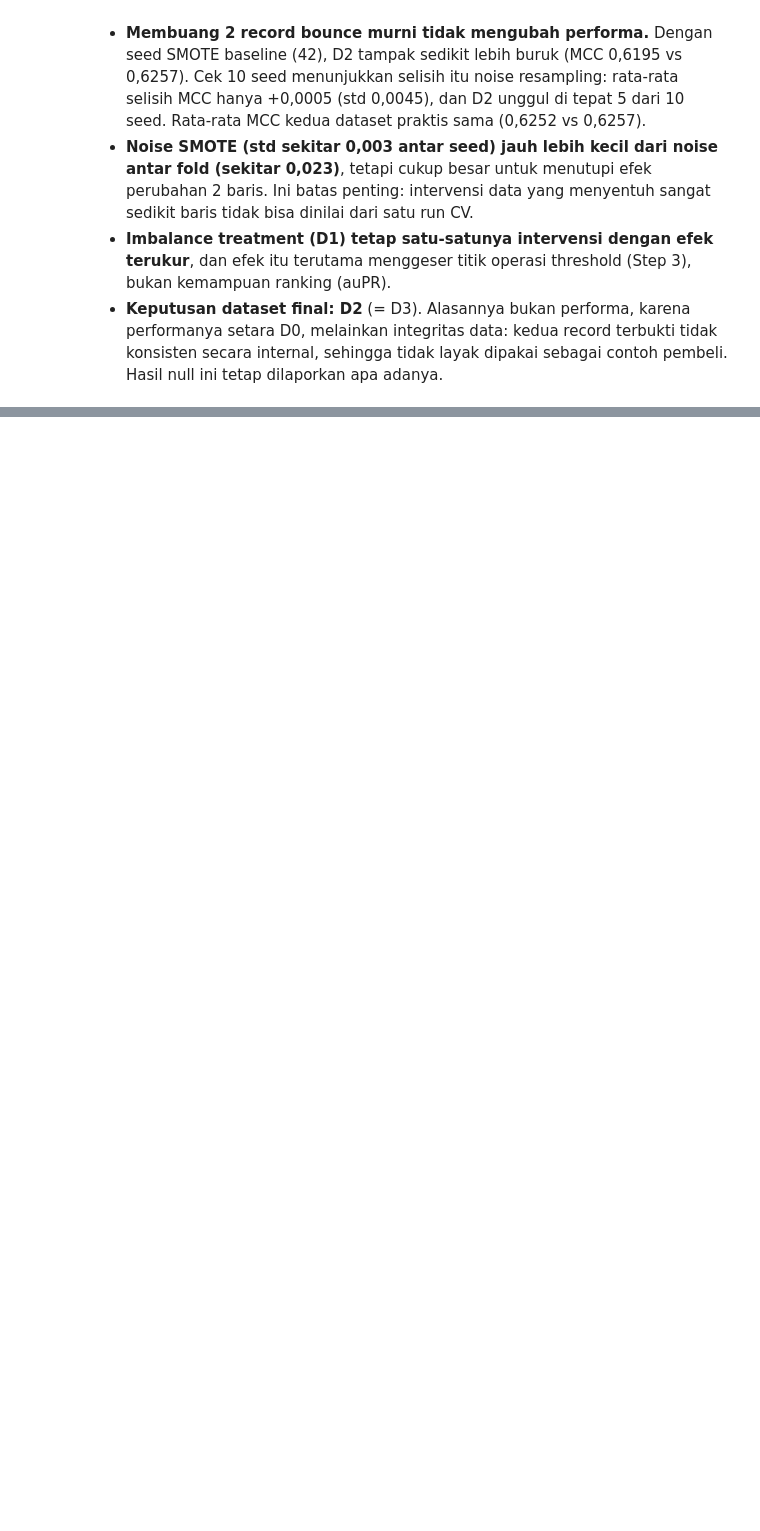
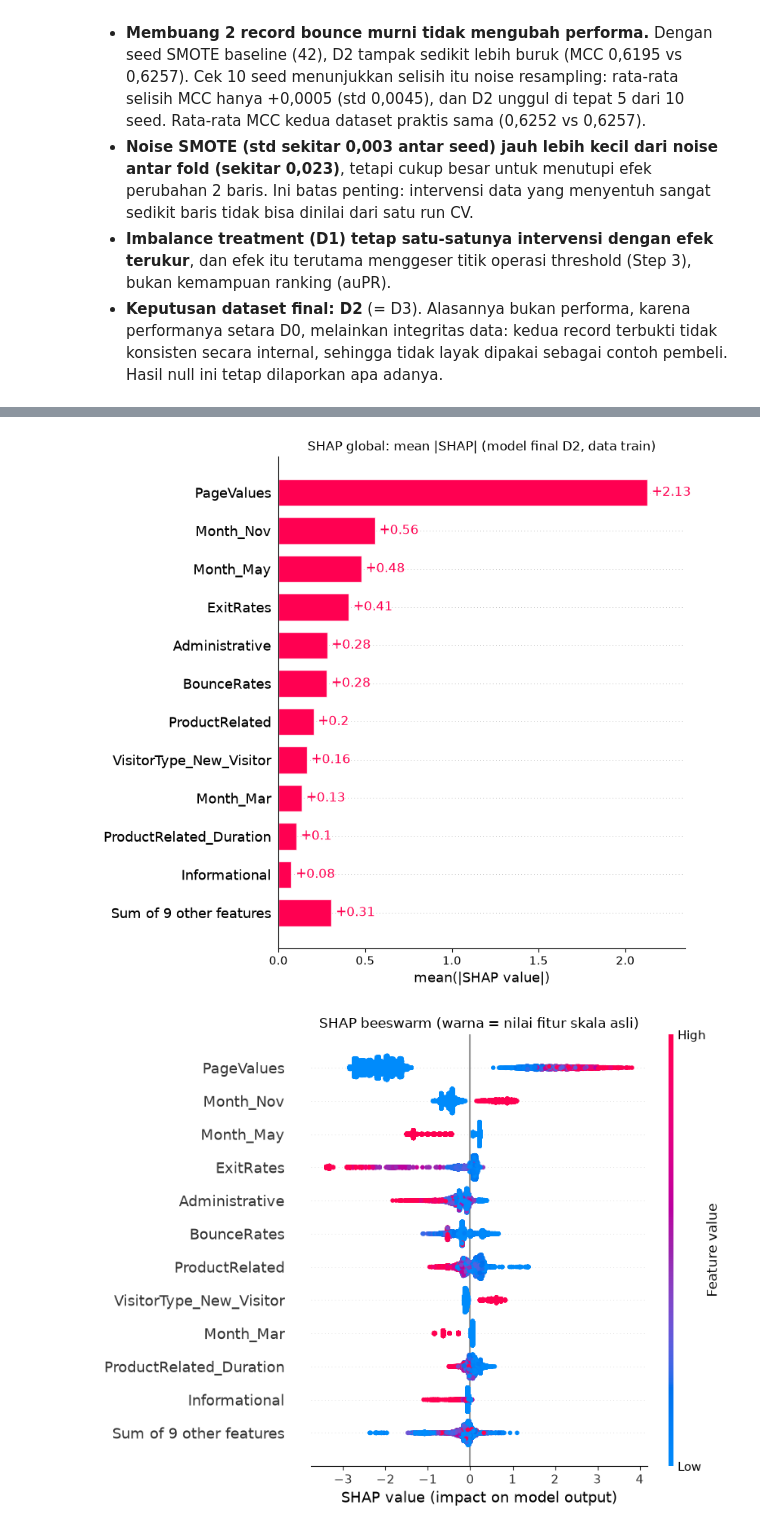
Before and after one commit to vickymahfudy/tugas-data-science, a Jupyter notebook: notebooks/07_data_centric.ipynb, the cells around one changed output, grey strips where cells are left out. Saved outputs shown, nothing was run; the diff lists cells and outputs as text; code cells hidden in the pictures; blank space fills up the shorter version.

Commit message:
Tugas 4 Step 6: SHAP global/lokal dan LIME pembanding

```diff
--- a/notebooks/07_data_centric.ipynb
+++ b/notebooks/07_data_centric.ipynb
@@ -624,0 +638,31 @@ Selisih MCC D2 - D0: mean 0.0005, std 0.0045, D2 > D0 pada 5/10 seed
+# %%
+import shap
+import matplotlib
+import matplotlib.pyplot as plt
+
+keep_idx = np.setdiff1d(np.arange(len(X)), REMOVE_IDX)
+X_d2, y_d2 = X.iloc[keep_idx], y.iloc[keep_idx]
+final_pipe = build_pipeline(xgb, use_smote=True).fit(X_d2, y_d2)
+prep, clf = final_pipe.named_steps['prep'], final_pipe.named_steps['clf']
+FEATS = prep.selected_cols_
+
+def raw_selected(Xraw):
+    """Fitur terpilih dalam skala asli (setelah one-hot, sebelum scaling)."""
+    return prep._encode(Xraw)[FEATS].reset_index(drop=True)
+
+explainer = shap.TreeExplainer(clf)
+Xt_train = pd.DataFrame(prep.transform(X), columns=FEATS)
+sv_train = explainer(Xt_train)
+sv_train.data = raw_selected(X).values          # tampilkan nilai skala asli
+sv_train.feature_names = FEATS
+
+# Cek aditivitas: base + sum(SHAP) harus sama dengan logit prediksi model
+p_train = final_pipe.predict_proba(X)[:, 1]
+err = np.abs(sv_train.values.sum(1) + sv_train.base_values - np.log(p_train / (1 - p_train))).max()
+print(f'Fitur terpilih ({len(FEATS)}):', FEATS)
+print(f'Base value (log-odds): {float(np.atleast_1d(explainer.expected_value)[0]):.4f} | max error aditivitas: {err:.2e}')
+
+global_imp = pd.Series(np.abs(sv_train.values).mean(0), index=FEATS).sort_values(ascending=False)
+global_imp_pct = (100 * global_imp / global_imp.sum()).round(1)
+pd.DataFrame({'mean |SHAP|': global_imp.round(4), '% total': global_imp_pct}).to_csv(f'{TABLE_DIR}/tugas4_shap_global.csv')
+pd.DataFrame({'mean |SHAP|': global_imp.round(4), '% total': global_imp_pct}).head(12)
@@ -624,0 +685,13 @@ Selisih MCC D2 - D0: mean 0.0005, std 0.0045, D2 > D0 pada 5/10 seed
+# %%
+fig = plt.figure()
+shap.plots.bar(sv_train, max_display=12, show=False)
+plt.title('SHAP global: mean |SHAP| (model final D2, data train)')
+plt.tight_layout(); plt.savefig(f'{FIG_DIR}/tugas4_shap_bar.png', dpi=150, bbox_inches='tight'); plt.show()
+
+fig = plt.figure()
+shap.plots.beeswarm(sv_train, max_display=12, show=False)
+plt.title('SHAP beeswarm (warna = nilai fitur skala asli)')
+plt.tight_layout(); plt.savefig(f'{FIG_DIR}/tugas4_shap_beeswarm.png', dpi=150, bbox_inches='tight'); plt.show()
+# %% [output]
+[figure, added]
+[figure, added]
```
Also changed, not shown: parts of 10 cells of this notebook, 13 other files.
